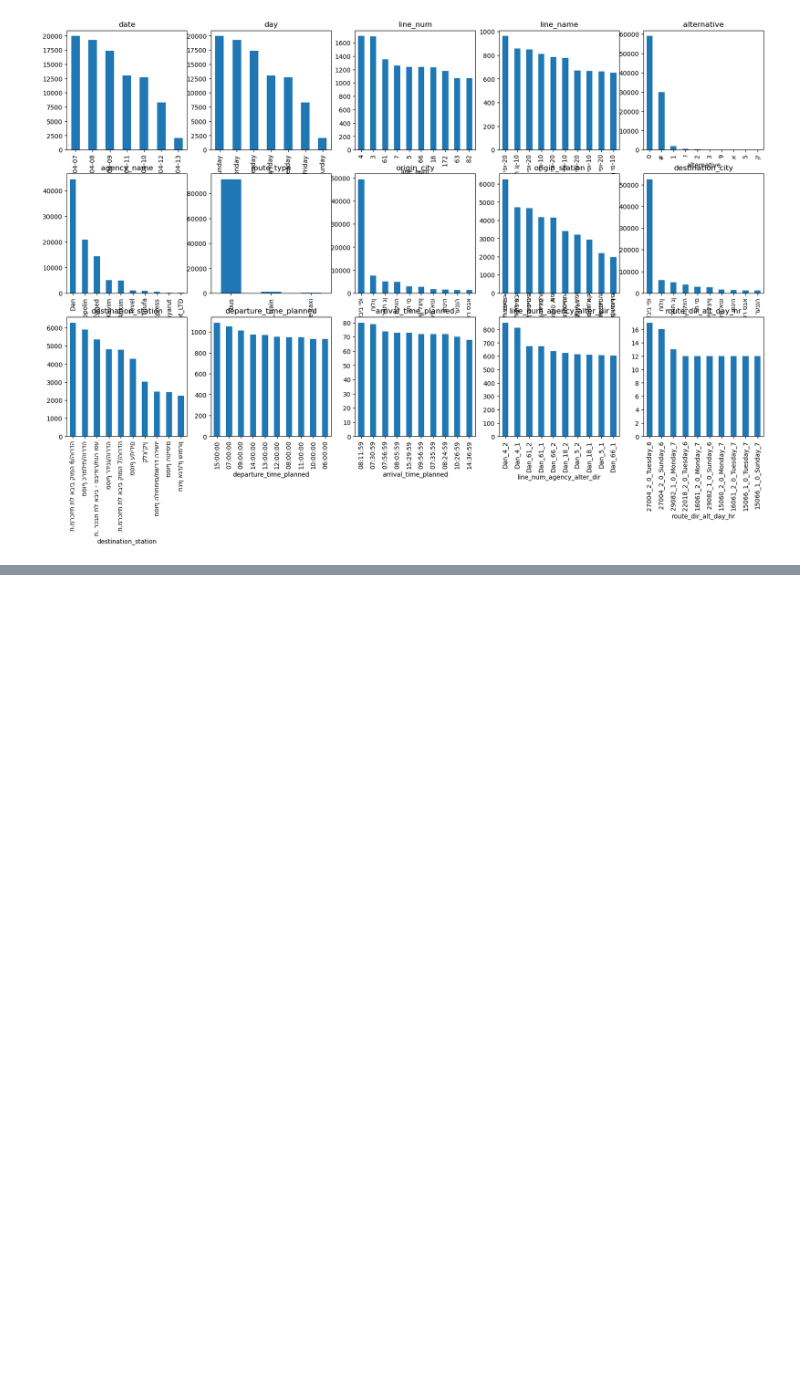
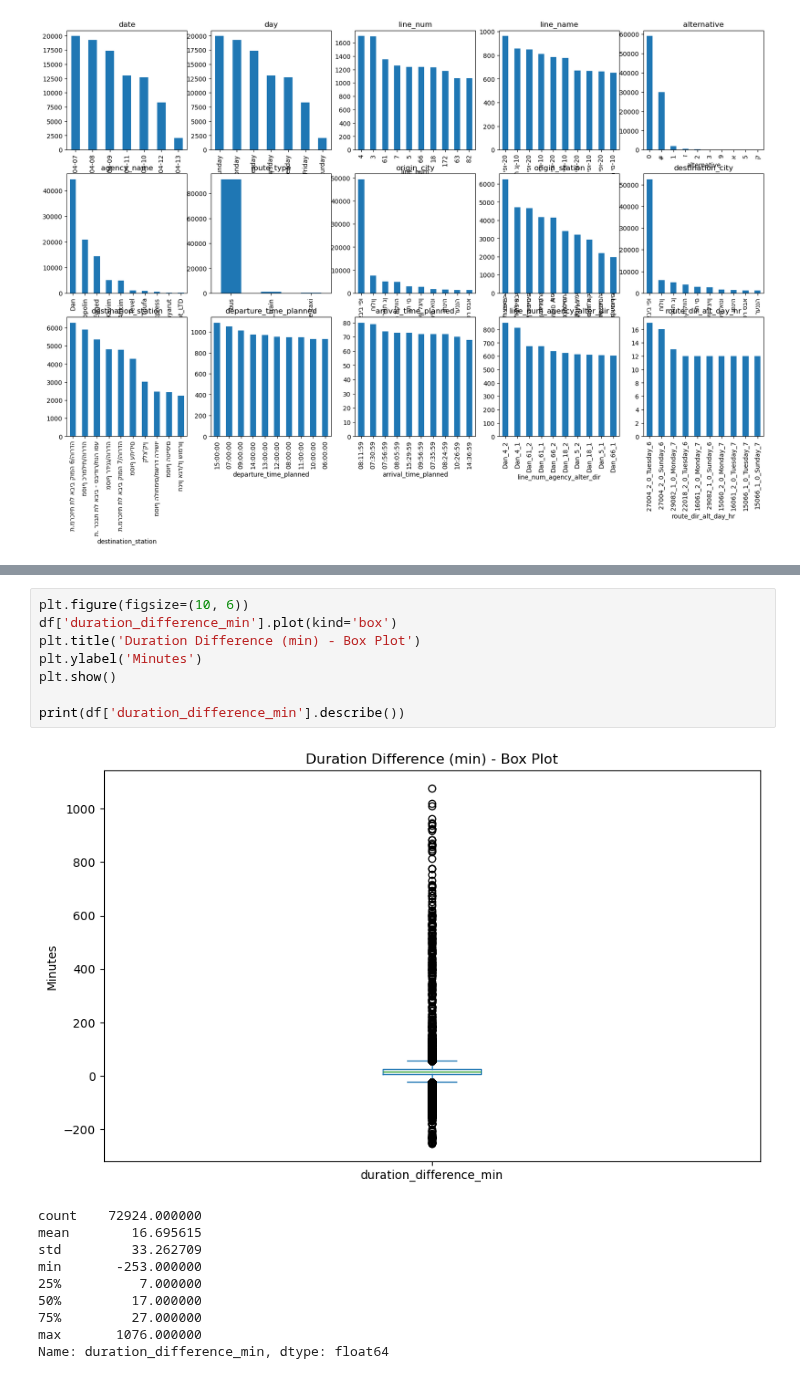
Before and after one commit to ofer-geo/public_transport_ML, a Jupyter notebook: notebooks/EDA_recovered.ipynb, the cells around one changed output, grey strips where cells are left out. Cells and saved outputs as stored; diff of their text form; blank space fills up the shorter version.

```diff
--- a/notebooks/EDA_recovered.ipynb
+++ b/notebooks/EDA_recovered.ipynb
@@ -340,0 +420,19 @@ plt.show()
+# %%
+plt.figure(figsize=(10, 6))
+df['duration_difference_min'].plot(kind='box')
+plt.title('Duration Difference (min) - Box Plot')
+plt.ylabel('Minutes')
+plt.show()
+
+print(df['duration_difference_min'].describe())
+# %% [output]
+[figure, added]
+count    72924.000000
+mean        16.695615
+std         33.262709
+min       -253.000000
+25%          7.000000
+50%         17.000000
+75%         27.000000
+max       1076.000000
+Name: duration_difference_min, dtype: float64
```
Also changed, not shown: parts of 7 cells of this notebook, 2 other files.
